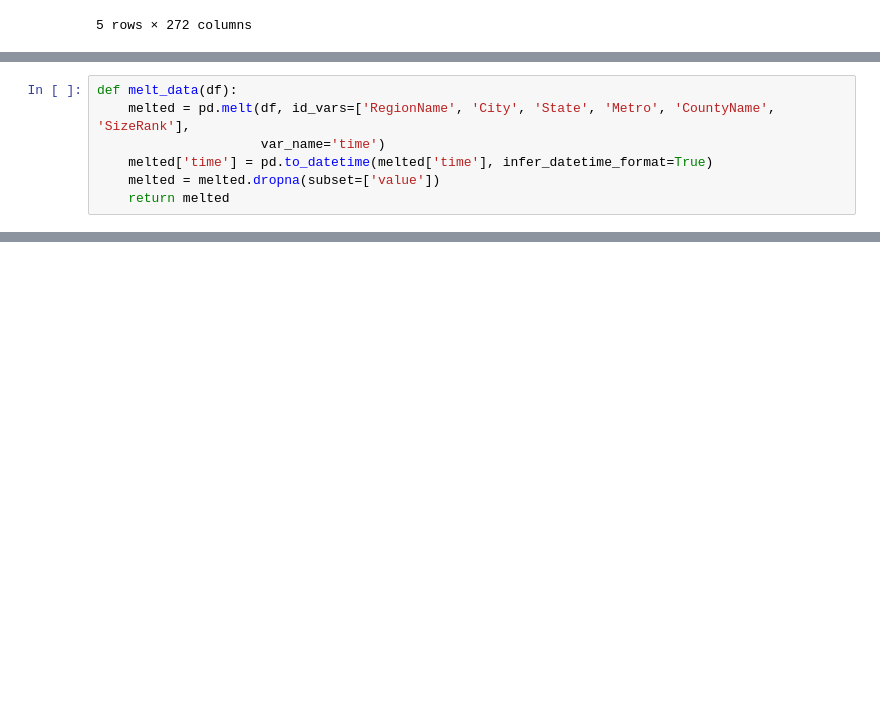
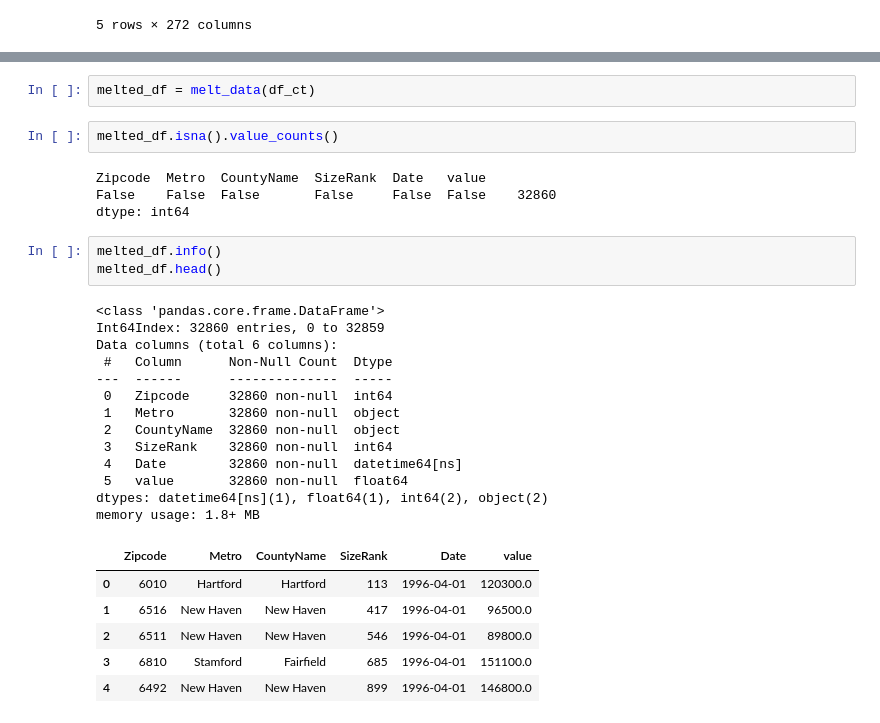
Before and after one commit to adcm2292/dsc-phase-4-project, a Jupyter notebook: 1 notebook.ipynb, the cells around one changed output, grey strips where cells are left out. Drawn from its saved outputs; the diff is of its cells as text; blank space fills up the shorter version.

```diff
--- a/1 notebook.ipynb
+++ b/1 notebook.ipynb
@@ -112,7 +66,0 @@ NameError: name 'matplotlib' is not defined
-# %%
-def melt_data(df):
-    melted = pd.melt(df, id_vars=['RegionName', 'City', 'State', 'Metro', 'CountyName', 'SizeRank'],
-                     var_name='time')
-    melted['time'] = pd.to_datetime(melted['time'], infer_datetime_format=True)
-    melted = melted.dropna(subset=['value'])
-    return melted
@@ -168,0 +114,31 @@ Name: RegionName, Length: 2472, dtype: int64
+# %%
+melted_df = melt_data(df_ct)
+# %%
+melted_df.isna().value_counts()
+# %% [output]
+Zipcode  Metro  CountyName  SizeRank  Date   value
+False    False  False       False     False  False    32860
+dtype: int64
+# %%
+melted_df.info()
+melted_df.head()
+# %% [output]
+<class 'pandas.core.frame.DataFrame'>
+Int64Index: 32860 entries, 0 to 32859
+Data columns (total 6 columns):
+ #   Column      Non-Null Count  Dtype
+---  ------      --------------  -----
+ 0   Zipcode     32860 non-null  int64
+ 1   Metro       32860 non-null  object
+ 2   CountyName  32860 non-null  object
+ 3   SizeRank    32860 non-null  int64
+ 4   Date        32860 non-null  datetime64[ns]
+ 5   value       32860 non-null  float64
+dtypes: datetime64[ns](1), float64(1), int64(2), object(2)
+memory usage: 1.8+ MB
+|  | Zipcode | Metro | CountyName | SizeRank | Date | value |
+| 0 | 6010 | Hartford | Hartford | 113 | 1996-04-01 | 120300.0 |
+| 1 | 6516 | New Haven | New Haven | 417 | 1996-04-01 | 96500.0 |
+| 2 | 6511 | New Haven | New Haven | 546 | 1996-04-01 | 89800.0 |
+| 3 | 6810 | Stamford | Fairfield | 685 | 1996-04-01 | 151100.0 |
+| 4 | 6492 | New Haven | New Haven | 899 | 1996-04-01 | 146800.0 |
```
Also changed, not shown: parts of 41 cells of this notebook, 1 other file.
